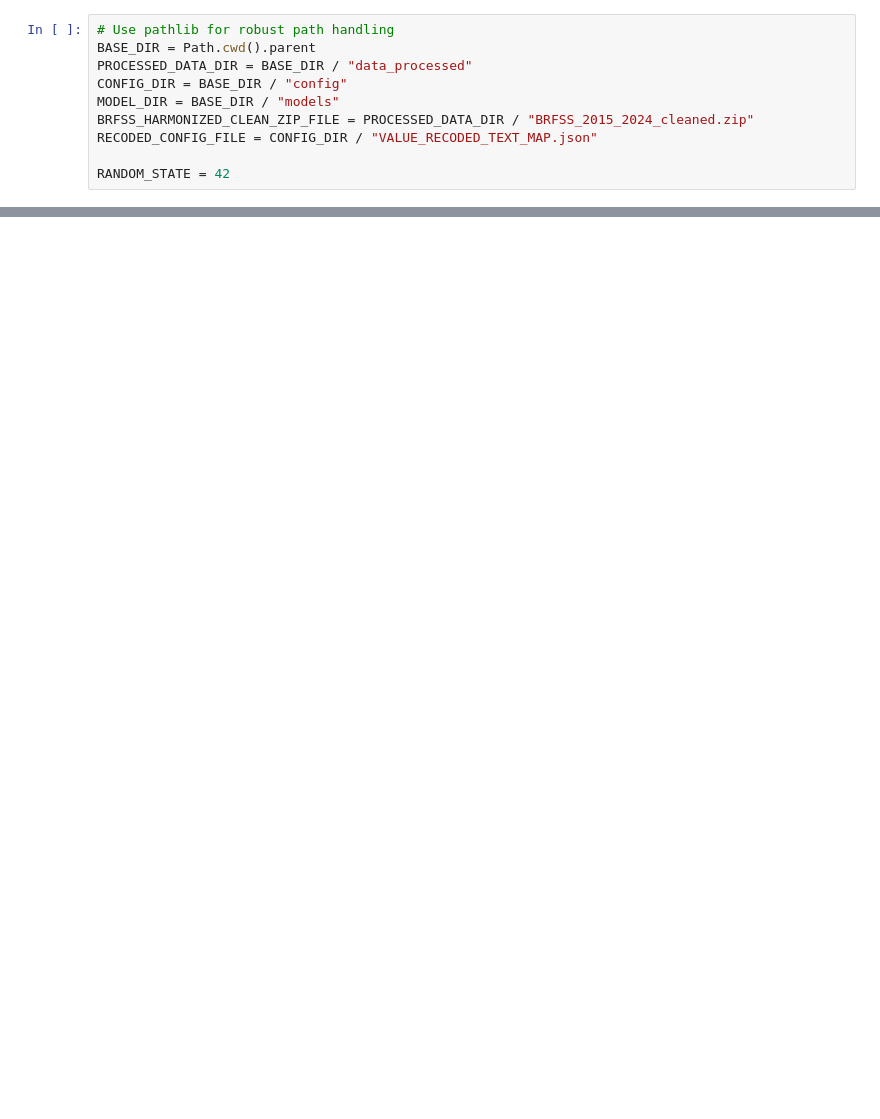
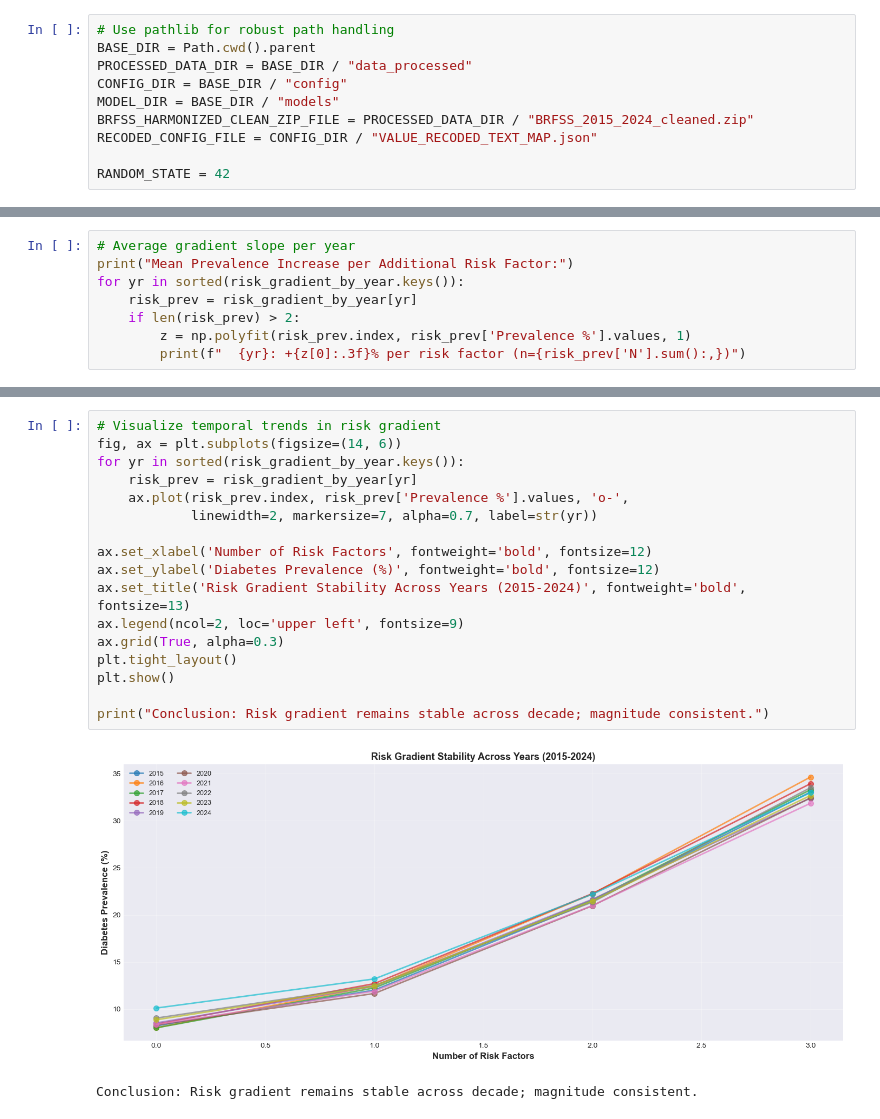
Before and after one commit to cmendonsa/brfss-diabetes-trends, a Jupyter notebook: analysis/RQ4_compounding_risk.ipynb, the cells around one changed output, grey strips where cells are left out. Cells and saved outputs as stored; diff of their text form; blank space fills up the shorter version.

```diff
--- a/analysis/RQ4_compounding_risk.ipynb
+++ b/analysis/RQ4_compounding_risk.ipynb
@@ -94,0 +379,8 @@ p-value: 0.0
+# %%
+# Average gradient slope per year
+print("Mean Prevalence Increase per Additional Risk Factor:")
+for yr in sorted(risk_gradient_by_year.keys()):
+    risk_prev = risk_gradient_by_year[yr]
+    if len(risk_prev) > 2:
+        z = np.polyfit(risk_prev.index, risk_prev['Prevalence %'].values, 1)
+        print(f"  {yr}: +{z[0]:.3f}% per risk factor (n={risk_prev['N'].sum():,})")
@@ -94,0 +399,20 @@ p-value: 0.0
+# %%
+# Visualize temporal trends in risk gradient
+fig, ax = plt.subplots(figsize=(14, 6))
+for yr in sorted(risk_gradient_by_year.keys()):
+    risk_prev = risk_gradient_by_year[yr]
+    ax.plot(risk_prev.index, risk_prev['Prevalence %'].values, 'o-',
+            linewidth=2, markersize=7, alpha=0.7, label=str(yr))
+
+ax.set_xlabel('Number of Risk Factors', fontweight='bold', fontsize=12)
+ax.set_ylabel('Diabetes Prevalence (%)', fontweight='bold', fontsize=12)
+ax.set_title('Risk Gradient Stability Across Years (2015-2024)', fontweight='bold', fontsize=13)
+ax.legend(ncol=2, loc='upper left', fontsize=9)
+ax.grid(True, alpha=0.3)
+plt.tight_layout()
+plt.show()
+
+print("Conclusion: Risk gradient remains stable across decade; magnitude consistent.")
+# %% [output]
+[figure, added]
+Conclusion: Risk gradient remains stable across decade; magnitude consistent.
```
Also changed, not shown: parts of 28 cells of this notebook.
